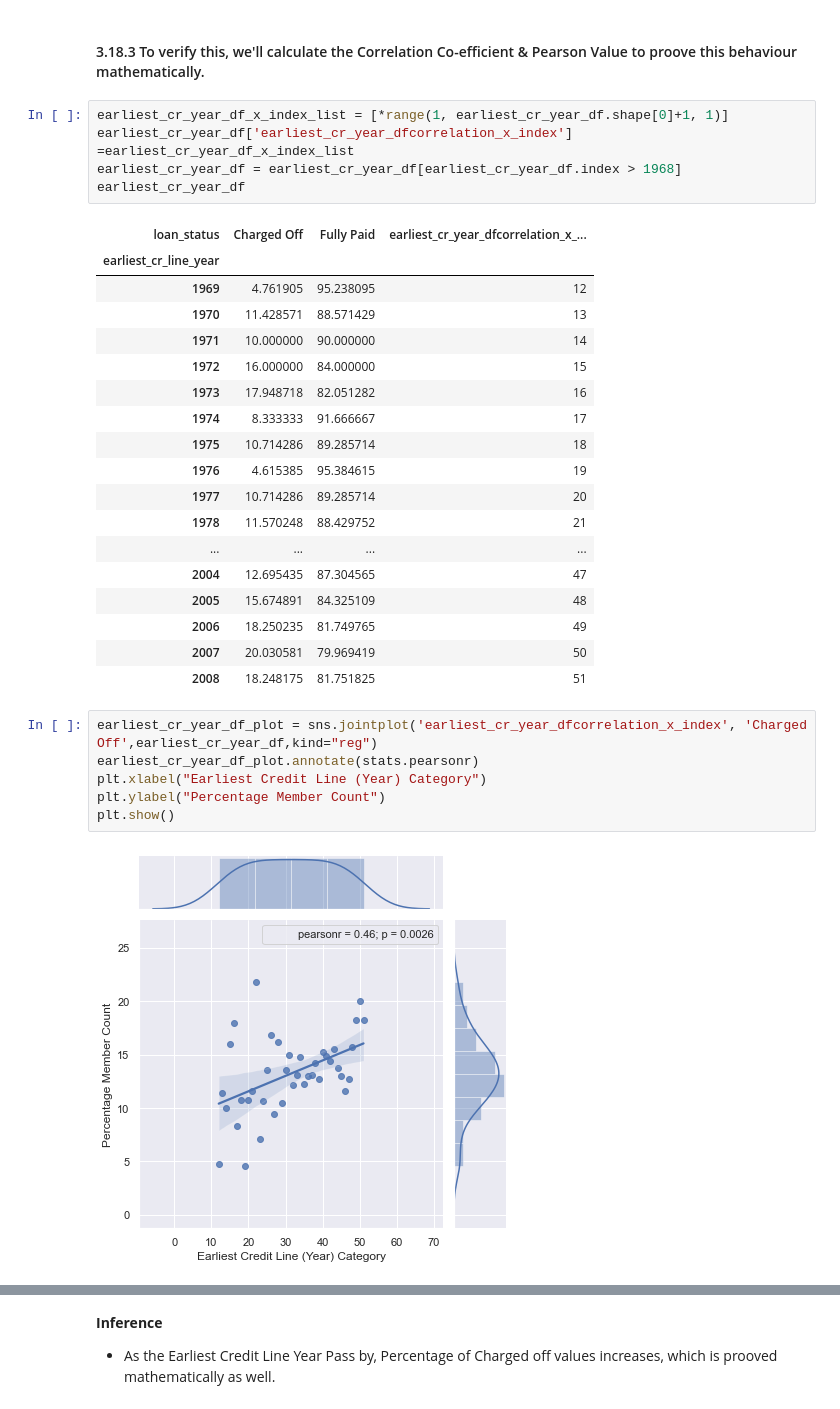
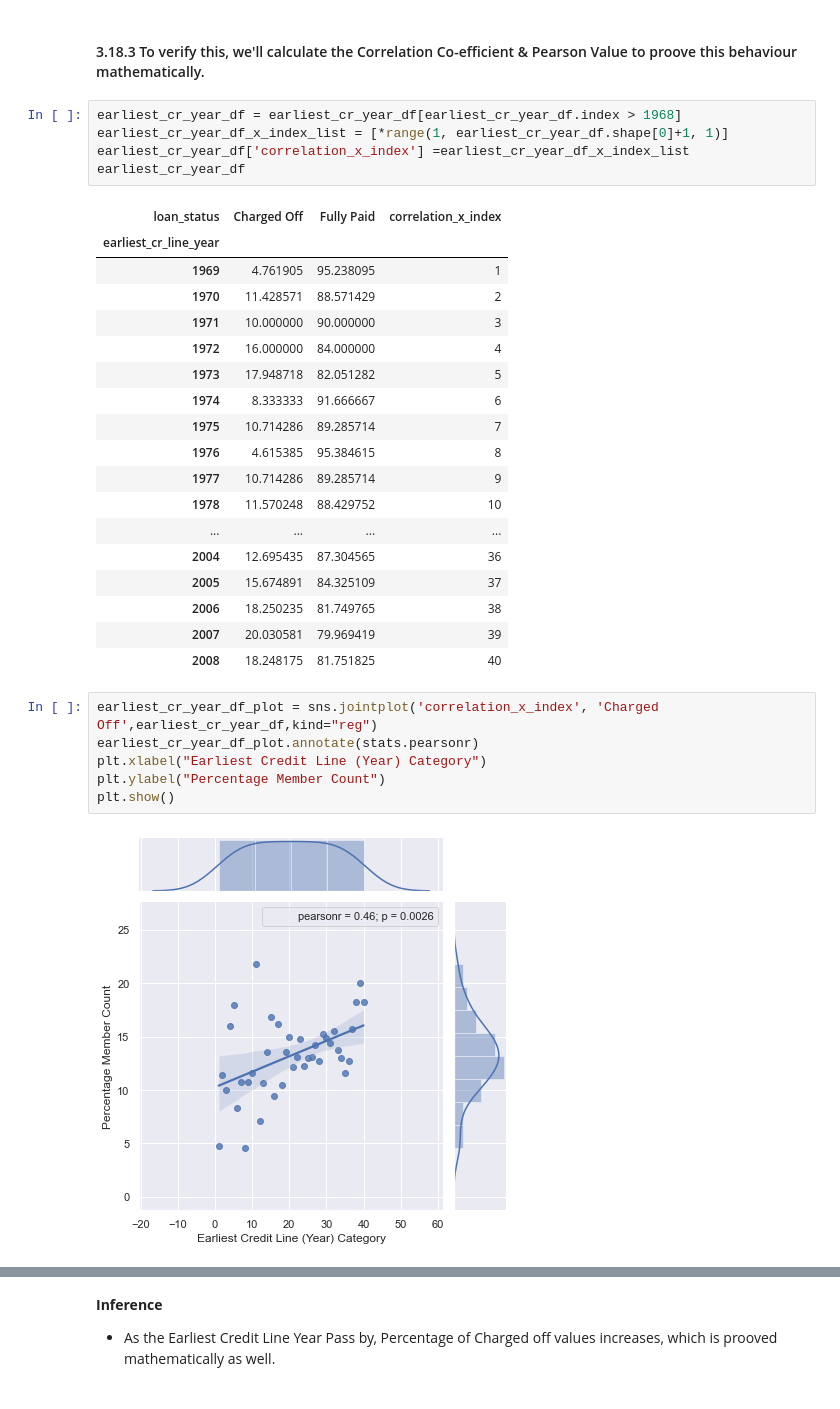
Before and after one commit to akshaykadam100/Lending-Club-Case-Study, a Jupyter notebook: Group_Facilitator_Akshay.ipynb, the cells around one changed output, grey strips where cells are left out. Saved outputs shown, nothing was run; the diff lists cells and outputs as text.

```diff
--- a/Group_Facilitator_Name.ipynb
+++ b/Group_Facilitator_Akshay.ipynb
@@ -2107,36 +2107,36 @@ earliest_cr_year_df = distribution_against_charged_off_members(data=earliest_cr_
 # %% [markdown]
 #### 3.18.3 To verify this, we'll calculate the Correlation Co-efficient & Pearson Value to proove this behaviour mathematically.
 # %%
+earliest_cr_year_df = earliest_cr_year_df[earliest_cr_year_df.index > 1968]
 earliest_cr_year_df_x_index_list = [*range(1, earliest_cr_year_df.shape[0]+1, 1)]
-earliest_cr_year_df['earliest_cr_year_dfcorrelation_x_index'] =earliest_cr_year_df_x_index_list
-earliest_cr_year_df = earliest_cr_year_df[earliest_cr_year_df.index > 1968]
+earliest_cr_year_df['correlation_x_index'] =earliest_cr_year_df_x_index_list
 earliest_cr_year_df
 # %% [output]
-| loan_status | Charged Off | Fully Paid | earliest_cr_year_dfcorrelation_x_... |
+| loan_status | Charged Off | Fully Paid | correlation_x_index |
 | earliest_cr_line_year |  |  |  |
-| 1969 | 4.761905 | 95.238095 | 12 |
-| 1970 | 11.428571 | 88.571429 | 13 |
-| 1971 | 10.000000 | 90.000000 | 14 |
-| 1972 | 16.000000 | 84.000000 | 15 |
-| 1973 | 17.948718 | 82.051282 | 16 |
-| 1974 | 8.333333 | 91.666667 | 17 |
-| 1975 | 10.714286 | 89.285714 | 18 |
-| 1976 | 4.615385 | 95.384615 | 19 |
-| 1977 | 10.714286 | 89.285714 | 20 |
-| 1978 | 11.570248 | 88.429752 | 21 |
+| 1969 | 4.761905 | 95.238095 | 1 |
+| 1970 | 11.428571 | 88.571429 | 2 |
+| 1971 | 10.000000 | 90.000000 | 3 |
+| 1972 | 16.000000 | 84.000000 | 4 |
+| 1973 | 17.948718 | 82.051282 | 5 |
+| 1974 | 8.333333 | 91.666667 | 6 |
+| 1975 | 10.714286 | 89.285714 | 7 |
+| 1976 | 4.615385 | 95.384615 | 8 |
+| 1977 | 10.714286 | 89.285714 | 9 |
+| 1978 | 11.570248 | 88.429752 | 10 |
 | ... | ... | ... | ... |
-| 2004 | 12.695435 | 87.304565 | 47 |
-| 2005 | 15.674891 | 84.325109 | 48 |
-| 2006 | 18.250235 | 81.749765 | 49 |
-| 2007 | 20.030581 | 79.969419 | 50 |
-| 2008 | 18.248175 | 81.751825 | 51 |
+| 2004 | 12.695435 | 87.304565 | 36 |
+| 2005 | 15.674891 | 84.325109 | 37 |
+| 2006 | 18.250235 | 81.749765 | 38 |
+| 2007 | 20.030581 | 79.969419 | 39 |
+| 2008 | 18.248175 | 81.751825 | 40 |
 # %%
-earliest_cr_year_df_plot = sns.jointplot('earliest_cr_year_dfcorrelation_x_index', 'Charged Off',earliest_cr_year_df,kind="reg")
+earliest_cr_year_df_plot = sns.jointplot('correlation_x_index', 'Charged Off',earliest_cr_year_df,kind="reg")
 earliest_cr_year_df_plot.annotate(stats.pearsonr)
 plt.xlabel("Earliest Credit Line (Year) Category")
 plt.ylabel("Percentage Member Count")
 plt.show()
 # %% [output]
-[figure, old version]
+[figure, new version]
 # %%
 headers = ['Earliest Credit Line', 'Charged Off']
```
Also changed, not shown: parts of 31 cells of this notebook, 1 other file.
